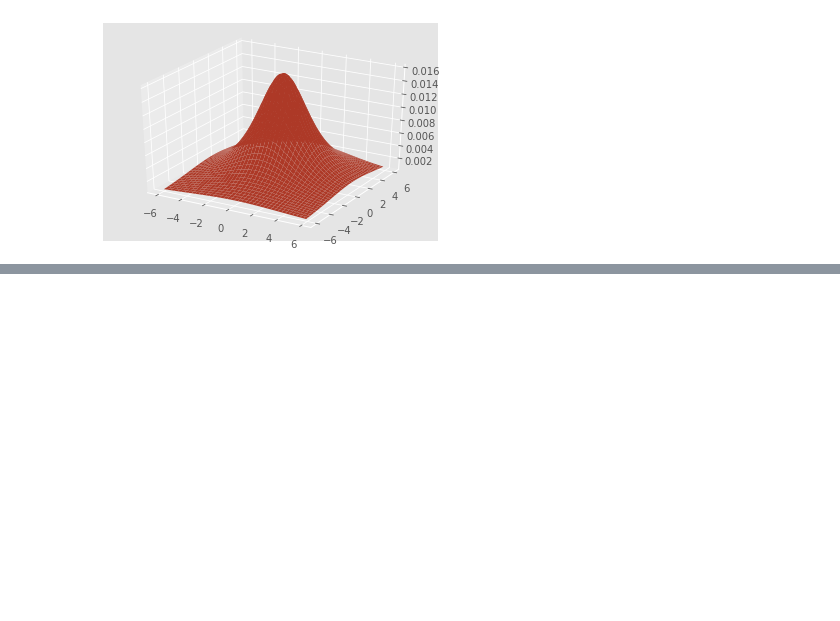
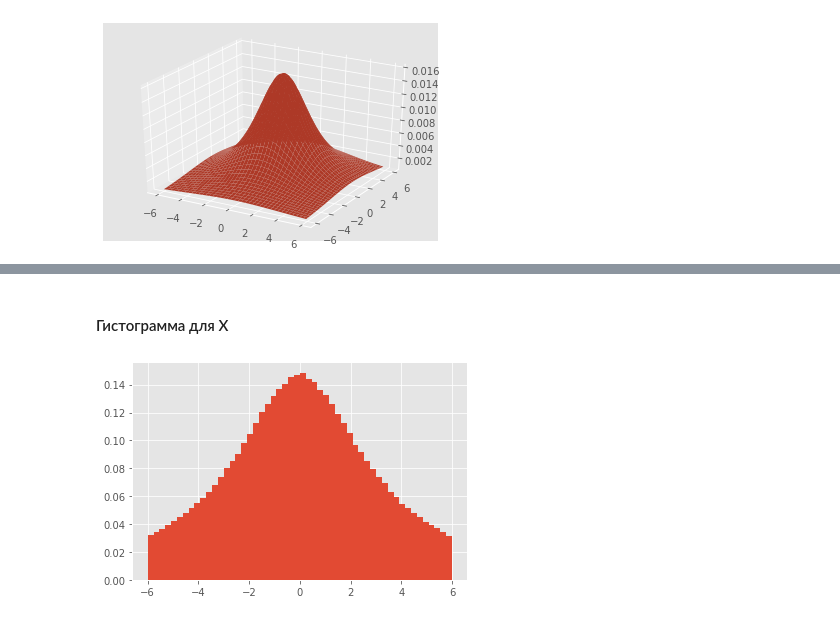
Before and after one commit to andrew-kulikov/matmod, a Jupyter notebook: src/lab2_continuous.ipynb, the cells around one changed output, grey strips where cells are left out. Saved outputs shown, nothing was run; the diff lists cells and outputs as text; code cells hidden in the pictures; blank space fills up the shorter version.

```diff
--- a/src/lab2_continuous.ipynb
+++ b/src/lab2_continuous.ipynb
@@ -132,0 +116,6 @@ plt.hist(disps, bins=40, density=True);
+# %% [markdown]
+#### Гистограмма для X
+# %%
+vals_x, bins_x, _ = plt.hist(x_p, bins=bins, range=ranges[0], density=True);
+# %% [output]
+[figure, added]
```
Also changed, not shown: parts of 39 cells of this notebook, 1 other file.
